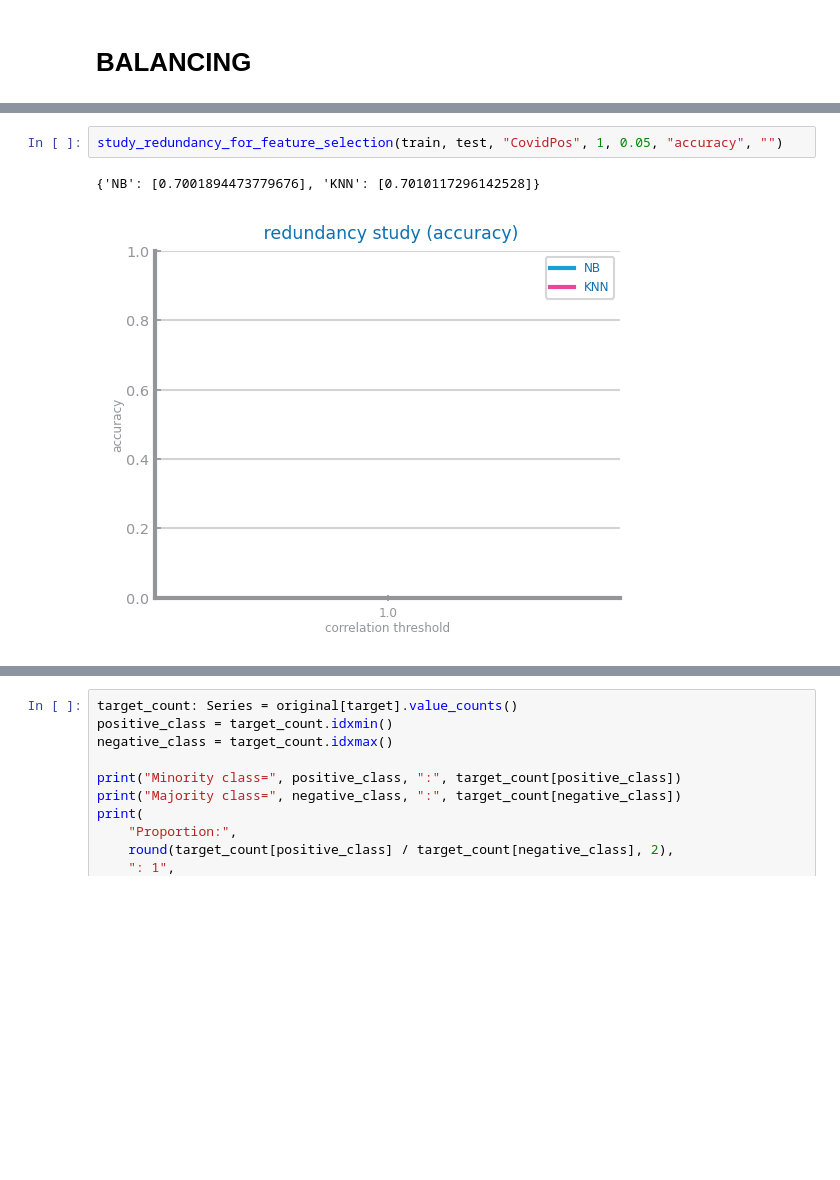
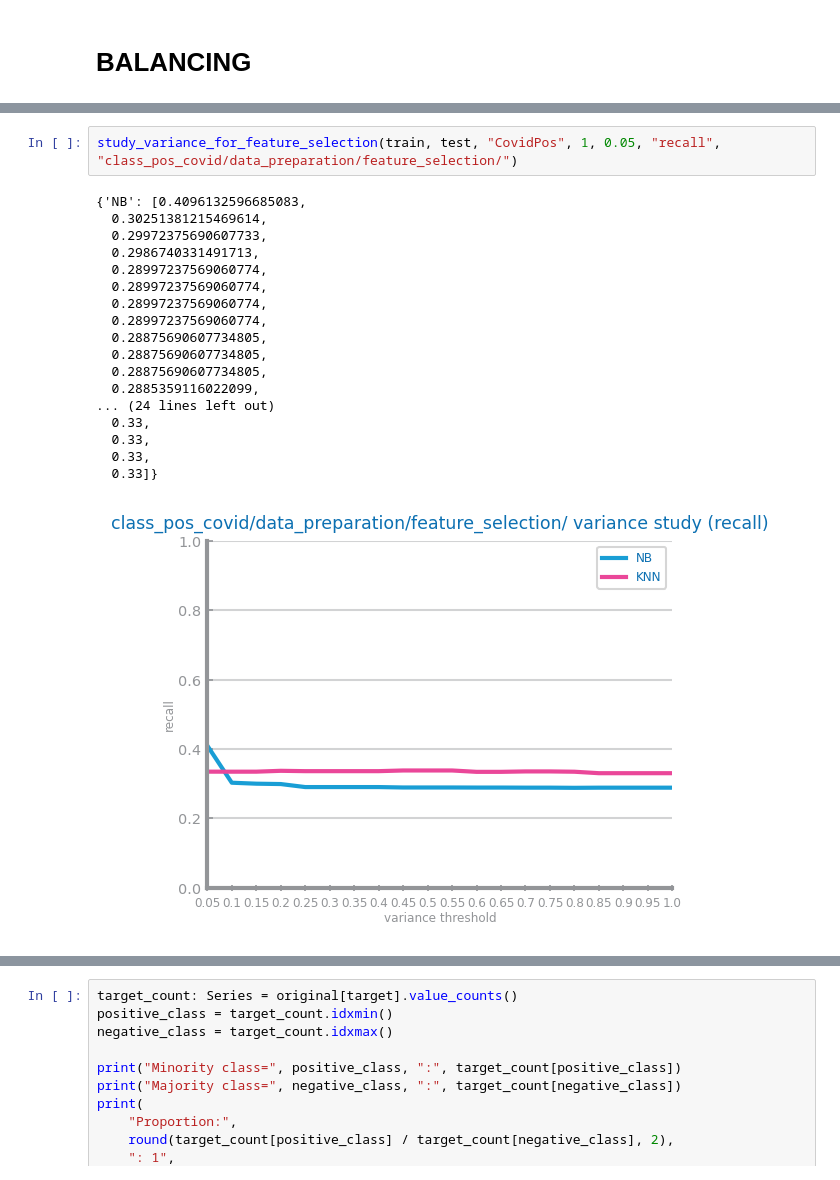
Before and after one commit to raquelfmcardoso/datascience-2023-2024-project, a Jupyter notebook: classification/covid_datapreparation.ipynb, the cells around one changed output, grey strips where cells are left out. Drawn from its saved outputs; the diff is of its cells as text; blank space fills up the shorter version.

Commit message:
feature selection stuff. some classification

```diff
--- a/classification/covid_datapreparation.ipynb
+++ b/classification/covid_datapreparation.ipynb
@@ -764,7 +754,23 @@ study_variance_for_feature_selection(train, test, "CovidPos", 1, 0.05, "accuracy
 # %%
-study_redundancy_for_feature_selection(train, test, "CovidPos", 1, 0.05, "accuracy", "")
+study_variance_for_feature_selection(train, test, "CovidPos", 1, 0.05, "recall", "class_pos_covid/data_preparation/feature_selection/")
 # %% [output]
-{'NB': [0.7001894473779676], 'KNN': [0.7010117296142528]}
+{'NB': [0.4096132596685083,
+  0.30251381215469614,
+  0.29972375690607733,
+  0.2986740331491713,
+  0.28997237569060774,
+  0.28997237569060774,
+  0.28997237569060774,
+  0.28997237569060774,
+  0.28875690607734805,
+  0.28875690607734805,
+  0.28875690607734805,
+  0.2885359116022099,
+... (24 lines left out)
+  0.33,
+  0.33,
+  0.33,
+  0.33]}
-[figure, old version]
+[figure, new version]
 # %%
 from dslab_functions import select_redundant_variables
```
Also changed, not shown: parts of 5 cells of this notebook, 21 other files.
